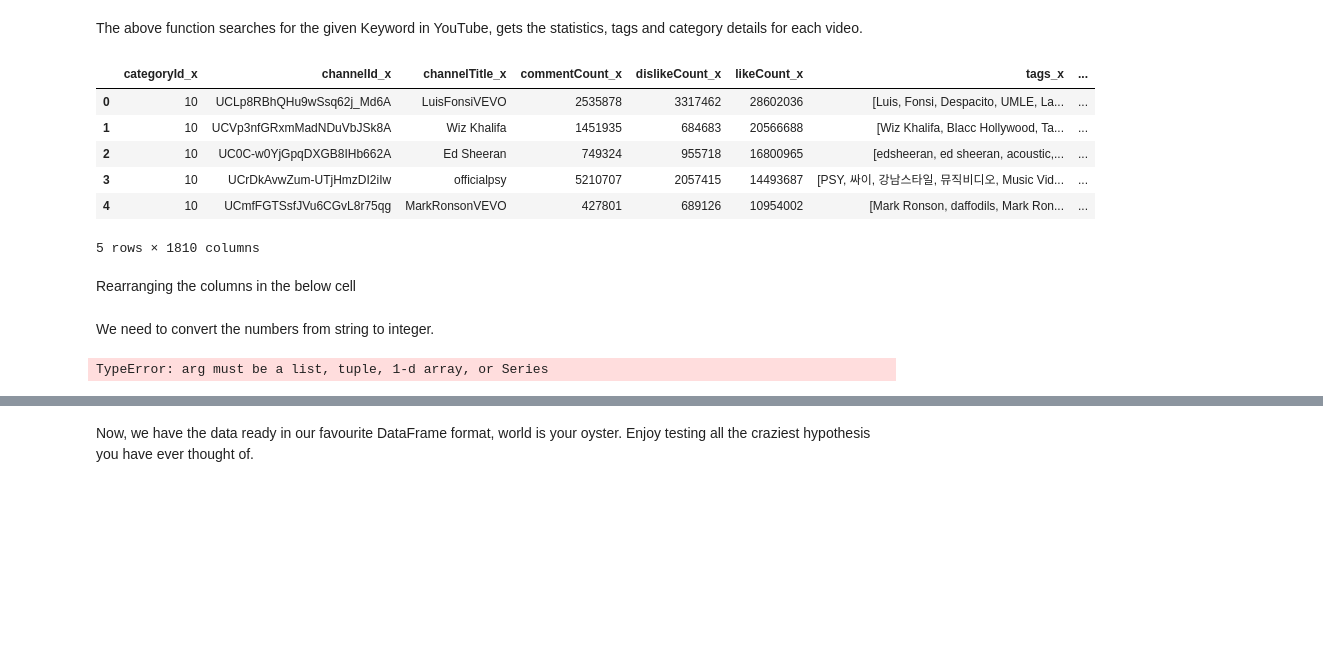
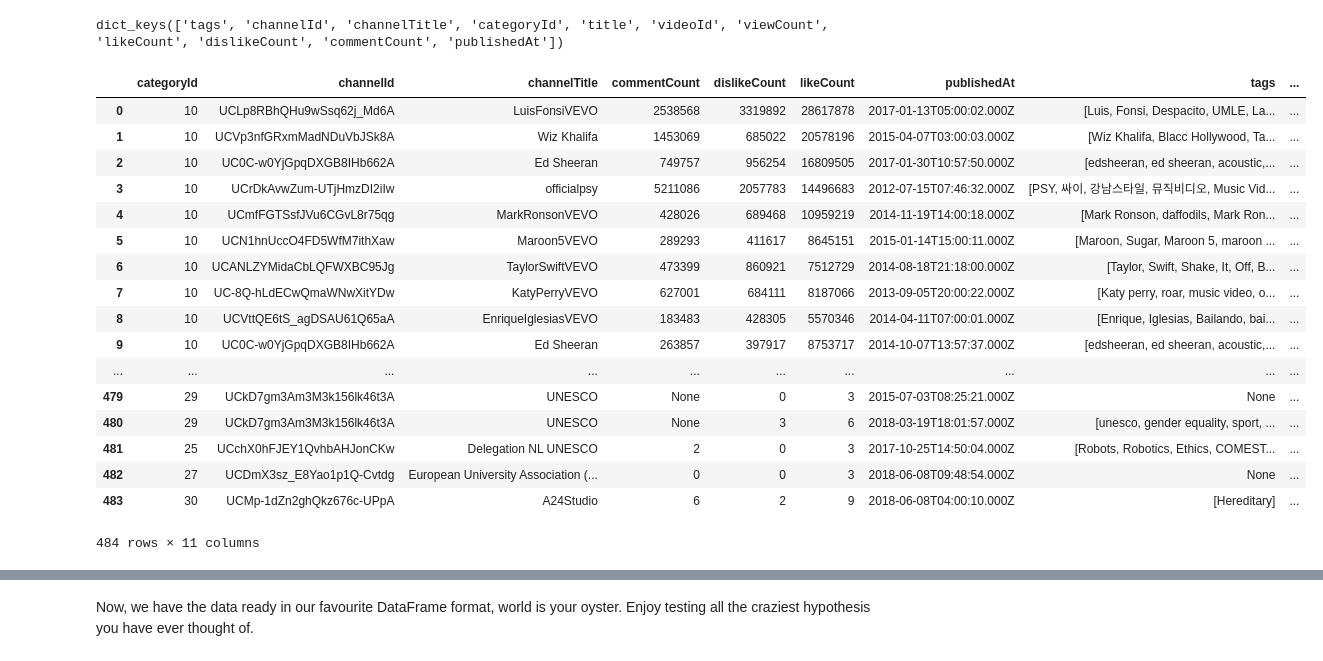
Before and after one commit to amstqq/youtube_project, a Jupyter notebook: YouTube Data.ipynb, the cells around one changed output, grey strips where cells are left out. Drawn from its saved outputs; the diff is of its cells as text; code cells hidden in the pictures; blank space fills up the shorter version.

```diff
--- a/YouTube Data.ipynb
+++ b/YouTube Data.ipynb
@@ -100,34 +127,38 @@ dict_keys(['tags', 'channelId', 'channelTitle', 'categoryId', 'title', 'videoId'
+# %%
+df = pd.DataFrame(youtube_search()['result'])
+token=youtube_search()['token']
 # %%
-#Dont run this cell, it will take forever!
-
-#df = pd.DataFrame(youtube_search()['result'])
-#token=youtube_search()['token']
-#for i in range(200):
-    df = pd.merge(df, pd.DataFrame(youtube_search(token=token)['result']), how='outer', on='viewCount')
-    token=youtube_search()['token']
+for i in range(200):
+    df = df.append(pd.DataFrame(youtube_search(token=token)['result']), ignore_index=True)
+    token=youtube_search(token=token)['token']
-# %% [markdown]
-The above function searches for the given Keyword in YouTube, gets the statistics, tags and category details for each video.
+# %%
+youtube_search(token=token)['result'].keys()
+# %% [output]
+dict_keys(['tags', 'channelId', 'channelTitle', 'categoryId', 'title', 'videoId', 'viewCount', 'likeCount', 'dislikeCount', 'commentCount', 'publishedAt'])
 # %%
-df.head()
+df
 # %% [output]
-|  | categoryId_x | channelId_x | channelTitle_x | commentCount_x | dislikeCount_x | likeCount_x | tags_x | ... |
-| 0 | 10 | UCLp8RBhQHu9wSsq62j_Md6A | LuisFonsiVEVO | 2535878 | 3317462 | 28602036 | [Luis, Fonsi, Despacito, UMLE, La... | ... |
-| 1 | 10 | UCVp3nfGRxmMadNDuVbJSk8A | Wiz Khalifa | 1451935 | 684683 | 20566688 | [Wiz Khalifa, Blacc Hollywood, Ta... | ... |
-| 2 | 10 | UC0C-w0YjGpqDXGB8IHb662A | Ed Sheeran | 749324 | 955718 | 16800965 | [edsheeran, ed sheeran, acoustic,... | ... |
-| 3 | 10 | UCrDkAvwZum-UTjHmzDI2iIw | officialpsy | 5210707 | 2057415 | 14493687 | [PSY, 싸이, 강남스타일, 뮤직비디오, Music Vid... | ... |
-| 4 | 10 | UCmfFGTSsfJVu6CGvL8r75qg | MarkRonsonVEVO | 427801 | 689126 | 10954002 | [Mark Ronson, daffodils, Mark Ron... | ... |
+|  | categoryId | channelId | channelTitle | commentCount | dislikeCount | likeCount | publishedAt | tags | ... |
+| 0 | 10 | UCLp8RBhQHu9wSsq62j_Md6A | LuisFonsiVEVO | 2538568 | 3319892 | 28617878 | 2017-01-13T05:00:02.000Z | [Luis, Fonsi, Despacito, UMLE, La... | ... |
+| 1 | 10 | UCVp3nfGRxmMadNDuVbJSk8A | Wiz Khalifa | 1453069 | 685022 | 20578196 | 2015-04-07T03:00:03.000Z | [Wiz Khalifa, Blacc Hollywood, Ta... | ... |
+| 2 | 10 | UC0C-w0YjGpqDXGB8IHb662A | Ed Sheeran | 749757 | 956254 | 16809505 | 2017-01-30T10:57:50.000Z | [edsheeran, ed sheeran, acoustic,... | ... |
+| 3 | 10 | UCrDkAvwZum-UTjHmzDI2iIw | officialpsy | 5211086 | 2057783 | 14496683 | 2012-07-15T07:46:32.000Z | [PSY, 싸이, 강남스타일, 뮤직비디오, Music Vid... | ... |
+| 4 | 10 | UCmfFGTSsfJVu6CGvL8r75qg | MarkRonsonVEVO | 428026 | 689468 | 10959219 | 2014-11-19T14:00:18.000Z | [Mark Ronson, daffodils, Mark Ron... | ... |
+| 5 | 10 | UCN1hnUccO4FD5WfM7ithXaw | Maroon5VEVO | 289293 | 411617 | 8645151 | 2015-01-14T15:00:11.000Z | [Maroon, Sugar, Maroon 5, maroon ... | ... |
+| 6 | 10 | UCANLZYMidaCbLQFWXBC95Jg | TaylorSwiftVEVO | 473399 | 860921 | 7512729 | 2014-08-18T21:18:00.000Z | [Taylor, Swift, Shake, It, Off, B... | ... |
+| 7 | 10 | UC-8Q-hLdECwQmaWNwXitYDw | KatyPerryVEVO | 627001 | 684111 | 8187066 | 2013-09-05T20:00:22.000Z | [Katy perry, roar, music video, o... | ... |
+| 8 | 10 | UCVttQE6tS_agDSAU61Q65aA | EnriqueIglesiasVEVO | 183483 | 428305 | 5570346 | 2014-04-11T07:00:01.000Z | [Enrique, Iglesias, Bailando, bai... | ... |
+| 9 | 10 | UC0C-w0YjGpqDXGB8IHb662A | Ed Sheeran | 263857 | 397917 | 8753717 | 2014-10-07T13:57:37.000Z | [edsheeran, ed sheeran, acoustic,... | ... |
+| ... | ... | ... | ... | ... | ... | ... | ... | ... | ... |
+| 479 | 29 | UCkD7gm3Am3M3k156lk46t3A | UNESCO | None | 0 | 3 | 2015-07-03T08:25:21.000Z | None | ... |
+| 480 | 29 | UCkD7gm3Am3M3k156lk46t3A | UNESCO | None | 3 | 6 | 2018-03-19T18:01:57.000Z | [unesco, gender equality, sport, ... | ... |
+| 481 | 25 | UCchX0hFJEY1QvhbAHJonCKw | Delegation NL UNESCO | 2 | 0 | 3 | 2017-10-25T14:50:04.000Z | [Robots, Robotics, Ethics, COMEST... | ... |
+| 482 | 27 | UCDmX3sz_E8Yao1p1Q-Cvtdg | European University Association (... | 0 | 0 | 3 | 2018-06-08T09:48:54.000Z | None | ... |
+| 483 | 30 | UCMp-1dZn2ghQkz676c-UPpA | A24Studio | 6 | 2 | 9 | 2018-06-08T04:00:10.000Z | [Hereditary] | ... |
-5 rows × 1810 columns
+484 rows × 11 columns
-# %% [markdown]
-Rearranging the columns in the below cell
-# %% [markdown]
-We need to convert the numbers from string to integer.
 # %%
 import numpy as np
-numeric_dtype = ['viewCount','commentCount_x','likeCount_x','dislikeCount_x']
+numeric_dtype = ['categoryId','viewCount','commentCount','likeCount','dislikeCount']
 for i in numeric_dtype:
-    df[i] = pd.to_numeric(df[i], errors='coerce').fillna(0).astype(np.int64)
+    df[i] = pd.to_numeric(df[i], errors='ignore')
 df = df.sort_values(ascending=False,by='viewCount')
-
-df.head()
-# %% [output]
-TypeError: arg must be a list, tuple, 1-d array, or Series
```
Also changed, not shown: parts of 8 cells of this notebook, 1 other file.
